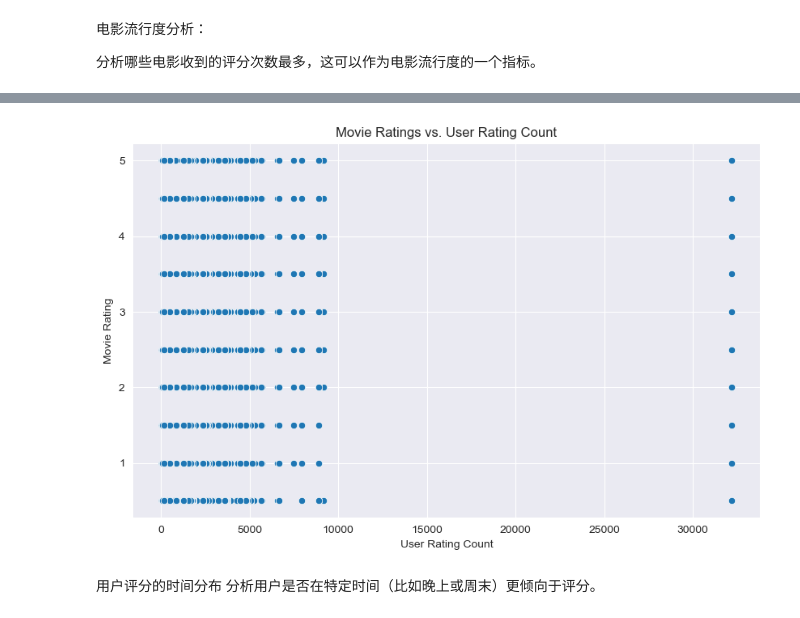
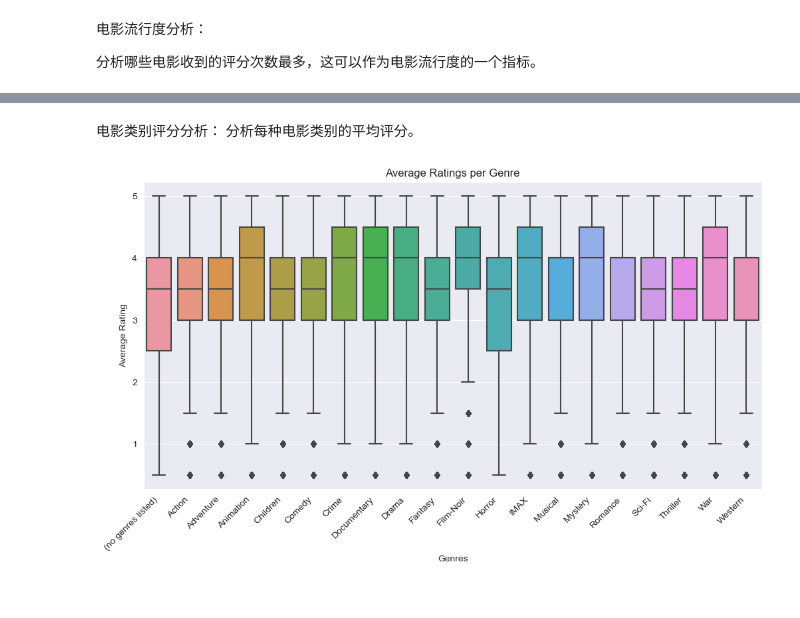
Before and after one commit to GDistories/Spark_Performance_Analysis_MovieLen, a Jupyter notebook: Task1.ipynb, the cells around one changed output, grey strips where cells are left out. Cells and saved outputs as stored; diff of their text form; code cells hidden in the pictures.

```diff
--- a/Task1.ipynb
+++ b/Task1.ipynb
@@ -5,3 +5,4 @@ import matplotlib.pyplot as plt
 import seaborn as sns
 # %%
 ratings_df = pd.read_csv('ml-25m/ratings.csv')
+movies_df = pd.read_csv('ml-25m/movies.csv')
@@ -96,6 +63,9 @@ plt.show()
 # %%
 # 计算每部电影的评分次数
 movie_popularity = ratings_df['movieId'].value_counts().head(10)
+
+# 将横坐标的电影ID转换为电影名称
+movie_popularity.index = movie_popularity.index.map(movies_df.set_index('movieId')['title'])
 
 # 绘制电影流行度条形图
 plt.figure(figsize=(12, 6))
@@ -103,5 +73,6 @@ sns.barplot(x=movie_popularity.index, y=movie_popularity.values, order=movie_pop
 plt.title('Top 10 Popular Movies by Number of Ratings')
 plt.xlabel('Movie ID')
 plt.ylabel('Number of Ratings')
+plt.xticks(rotation=45, ha='right')
 plt.show()
 # %% [output]
@@ -236,0 +80,14 @@ plt.show()
+# %%
+movie_ratings_df = ratings_df.merge(movies_df, on='movieId')
+# drop title and timestamp
+movie_ratings_df = movie_ratings_df.drop(['title', 'timestamp'], axis=1)
+# 使用 get_dummies 函数将 'genres' 列转换为虚拟列
+dummies = movie_ratings_df['genres'].str.get_dummies(sep='|')
+
+# 将虚拟列合并到原始 DataFrame 中
+df_combined = movie_ratings_df.join(dummies)
+
+# 从 DataFrame 中删除 'genres' 列
+df_combined = df_combined.drop('genres', axis=1)
+# 计算每种电影类别的数量
+genre_counts = df_combined.iloc[:, 3:].sum()
@@ -237,16 +108,19 @@ plt.show()
+# %% [markdown]
+电影类别评分分析：
+分析每种电影类别的平均评分。
+# %%
+# 将数据转换为每行一个类别评分的格式
+melted_df = pd.melt(df_combined, id_vars=['rating'], value_vars=list(df_combined.columns[3:]),
+                    var_name='Genre', value_name='Present')
+melted_df = melted_df[melted_df['Present'] == 1]
 # %%
-# 创建用户评分次数的列
-ratings_df['user_rating_count'] = ratings_df.groupby('userId')['userId'].transform('count')
-
-# 绘制散点图
-plt.figure(figsize=(10, 6))
-sns.scatterplot(x='user_rating_count', y='rating', data=ratings_df)
-plt.title('Movie Ratings vs. User Rating Count')
-plt.xlabel('User Rating Count')
-plt.ylabel('Movie Rating')
+# 绘制每种电影类别的平均评分
+plt.figure(figsize=(12, 6))
+sns.boxplot(x='Genre', y='rating', data=melted_df)
+plt.xticks(rotation=45, ha='right')
+plt.title('Average Ratings per Genre')
+plt.ylabel('Average Rating')
+plt.xlabel('Genres')
 plt.show()
 # %% [output]
-[figure, old version]
+[figure, new version]
-# %% [markdown]
-用户评分的时间分布
-分析用户是否在特定时间（比如晚上或周末）更倾向于评分。
```
Also changed, not shown: parts of 31 cells of this notebook.
